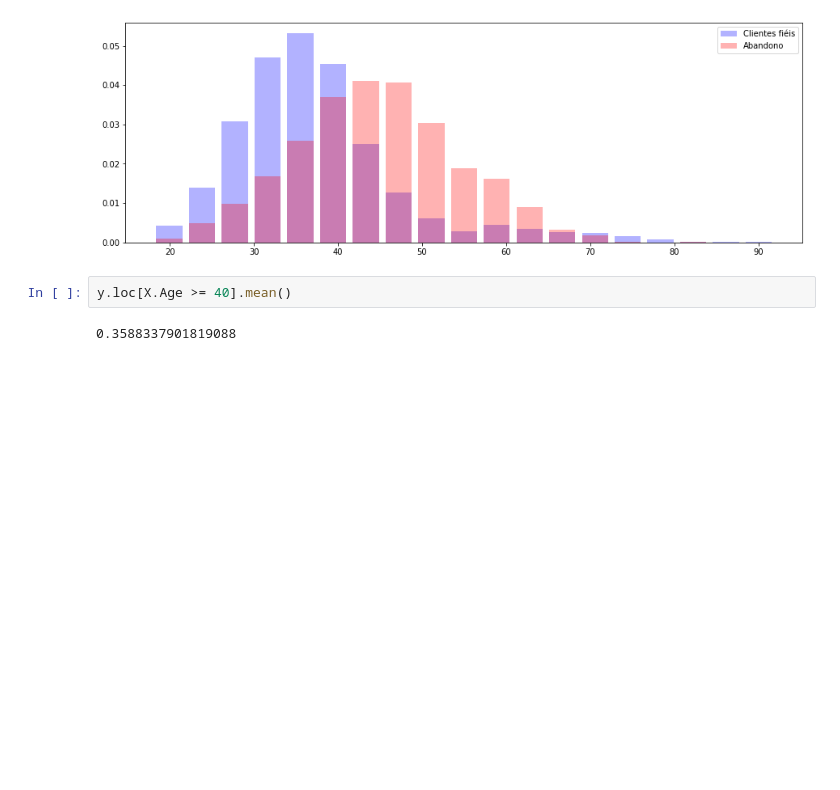
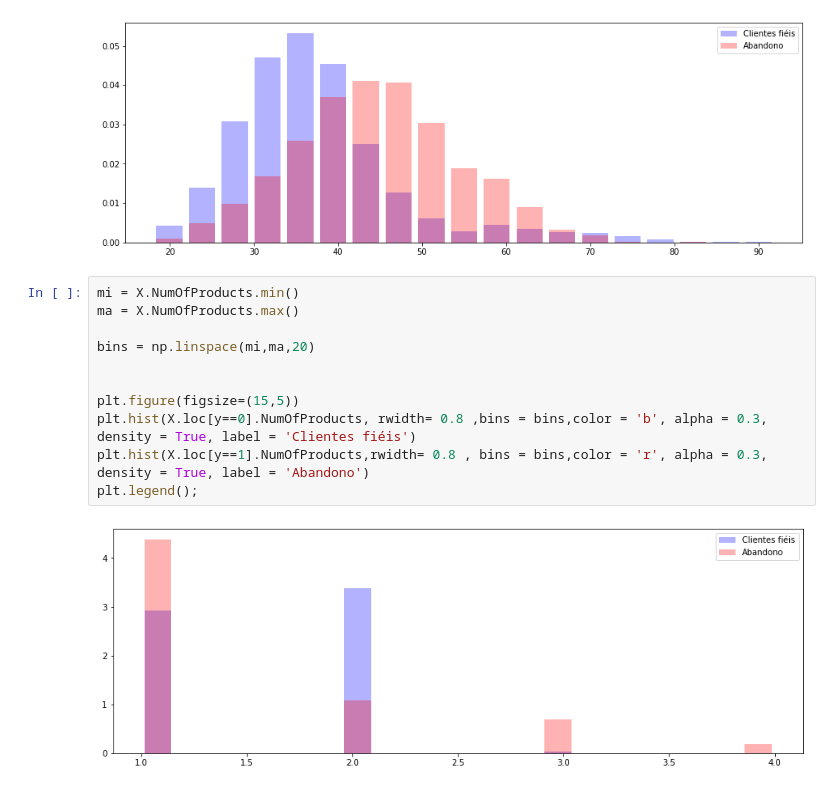
Before and after one commit to Henriquerezer/FLAI-Curso_python_para_data_science, a Jupyter notebook: Rafinha_dos_dados_cursos/Classificação/Aula_arvore_de_decisão.ipynb, the cells around one changed output. Saved outputs shown, nothing was run; the diff lists cells and outputs as text; blank space fills up the shorter version.

```diff
--- a/Rafinha_dos_dados_cursos/Classificação/Aula_arvore_de_decisão.ipynb
+++ b/Rafinha_dos_dados_cursos/Classificação/Aula_arvore_de_decisão.ipynb
@@ -48,7 +48,16 @@ plt.hist(X.loc[y==1].Age,rwidth= 0.8 , bins = bins,color = 'r', alpha = 0.3, den
 plt.legend();
 # %% [output]
 [figure]
-# %%
-y.loc[X.Age >= 40].mean()
-# %% [output]
-0.3588337901819088
+# %%
+mi = X.NumOfProducts.min()
+ma = X.NumOfProducts.max()
+
+bins = np.linspace(mi,ma,20)
+
+
+plt.figure(figsize=(15,5))
+plt.hist(X.loc[y==0].NumOfProducts, rwidth= 0.8 ,bins = bins,color = 'b', alpha = 0.3, density = True, label = 'Clientes fiéis')
+plt.hist(X.loc[y==1].NumOfProducts,rwidth= 0.8 , bins = bins,color = 'r', alpha = 0.3, density = True, label = 'Abandono')
+plt.legend();
+# %% [output]
+[figure, added]
```
Also changed, not shown: parts of 24 cells of this notebook.
